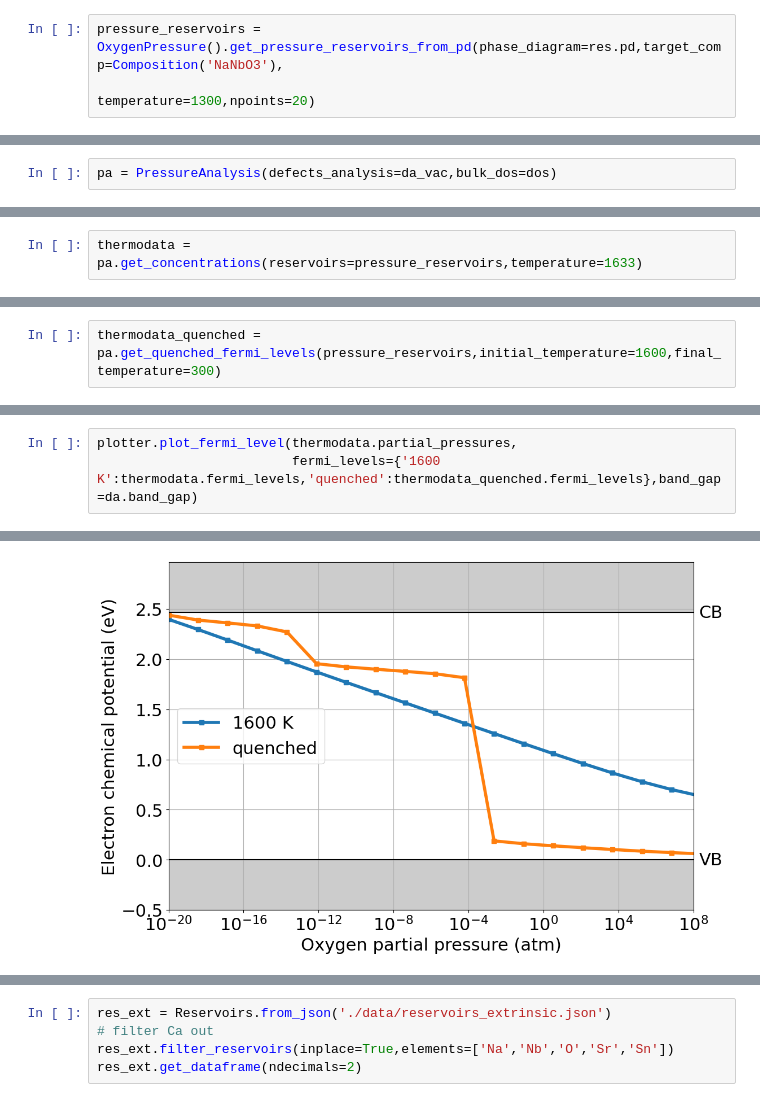
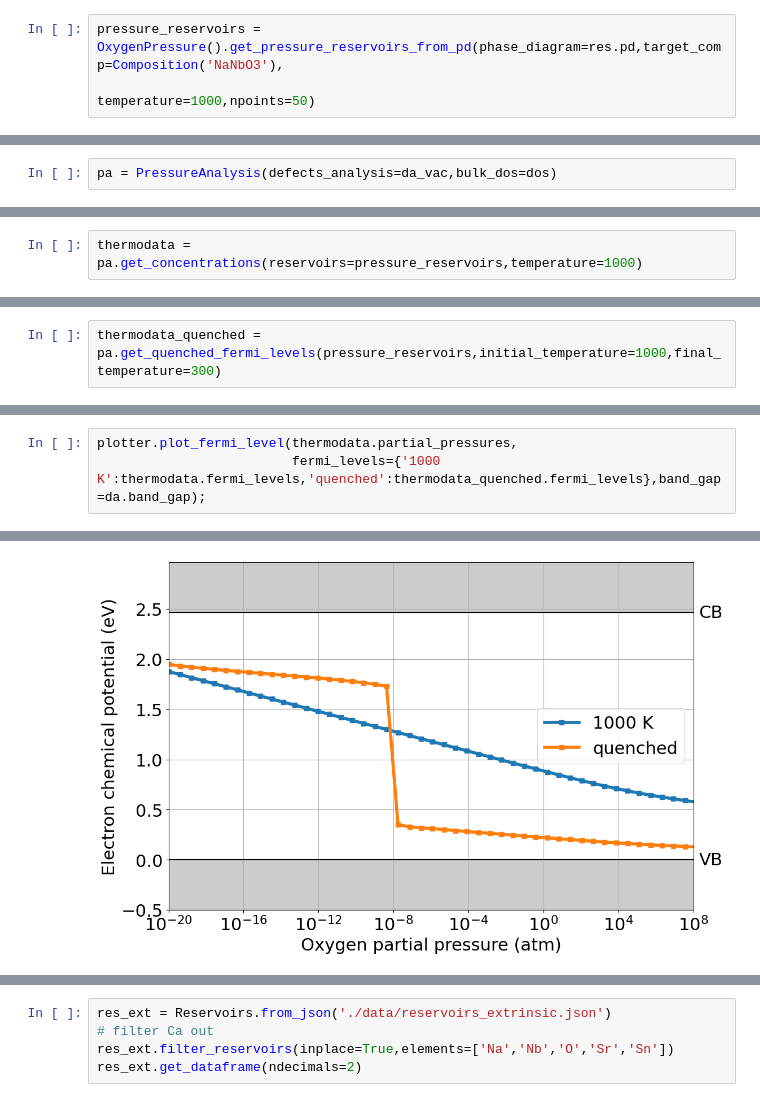
Before and after one commit to lorenzo-villa-hub/pynter, a Jupyter notebook: tutorials/defects/thermodynamics.ipynb, the cells around one changed output, grey strips where cells are left out. Drawn from its saved outputs; the diff is of its cells as text.

```diff
--- a/tutorials/defects/thermodynamics.ipynb
+++ b/tutorials/defects/thermodynamics.ipynb
@@ -58,6 +66,6 @@ from pymatgen.core.composition import Composition
 # %%
 pressure_reservoirs = OxygenPressure().get_pressure_reservoirs_from_pd(phase_diagram=res.pd,target_comp=Composition('NaNbO3'),
-                                                                       temperature=1300,npoints=20)
+                                                                       temperature=1000,npoints=50)
 # %%
 pressure_reservoirs.get_dataframe(ndecimals=2)
 # %% [output]
@@ -83,2 +106,2 @@ pa = PressureAnalysis(defects_analysis=da_vac,bulk_dos=dos)
 # %%
-thermodata = pa.get_concentrations(reservoirs=pressure_reservoirs,temperature=1633)
+thermodata = pa.get_concentrations(reservoirs=pressure_reservoirs,temperature=1000)
@@ -99,2 +137,2 @@ plotter.plot_concentrations(thermodata,ylim=(1e18,1e22),output='all',exclude=Tru
 # %%
-thermodata_quenched = pa.get_quenched_fermi_levels(pressure_reservoirs,initial_temperature=1600,final_temperature=300)
+thermodata_quenched = pa.get_quenched_fermi_levels(pressure_reservoirs,initial_temperature=1000,final_temperature=300)
@@ -103,4 +139,4 @@ Warning: PressureReservoirs temperature is not set to the initial quenching temp
 # %%
 plotter.plot_fermi_level(thermodata.partial_pressures,
-                         fermi_levels={'1600 K':thermodata.fermi_levels,'quenched':thermodata_quenched.fermi_levels},band_gap=da.band_gap)
+                         fermi_levels={'1000 K':thermodata.fermi_levels,'quenched':thermodata_quenched.fermi_levels},band_gap=da.band_gap);
 # %% [output]
@@ -108 +143 @@ plotter.plot_fermi_level(thermodata.partial_pressures,
-[figure, old version]
+[figure, new version]
```
Also changed, not shown: parts of 37 cells of this notebook, 2 other files.
